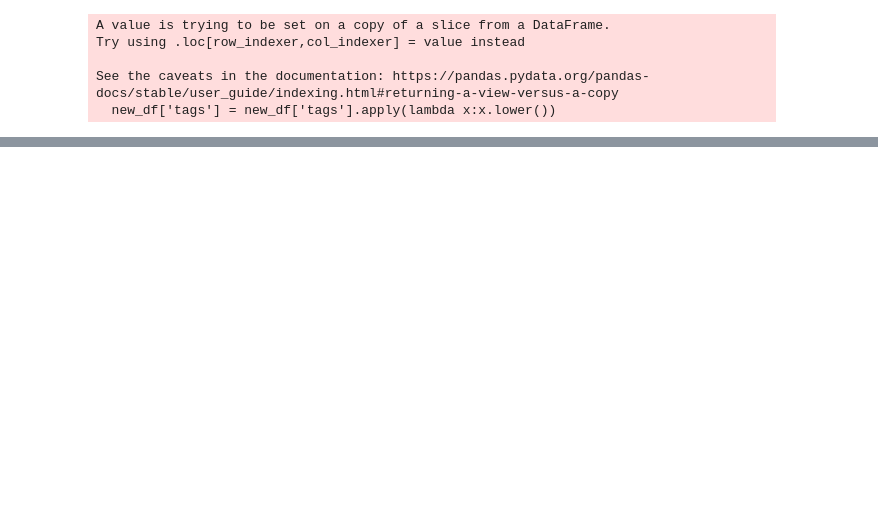
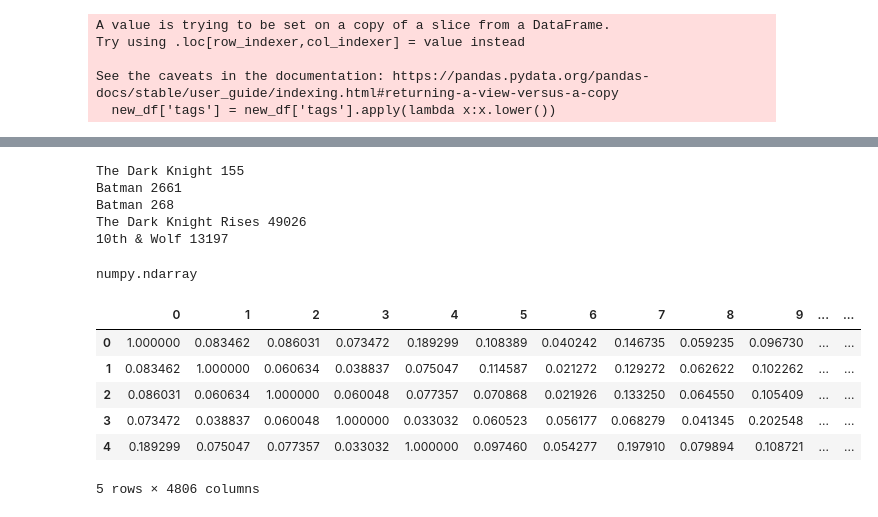
Before and after one commit to addymistrel/CineMatch, a Jupyter notebook: project.ipynb, the cells around one changed output, grey strips where cells are left out. Drawn from its saved outputs; the diff is of its cells as text; code cells hidden in the pictures; blank space fills up the shorter version.

```diff
--- a/project.ipynb
+++ b/project.ipynb
@@ -257,0 +234,3 @@ zooeydeschanel
+# %%
+from sklearn.metrics.pairwise import cosine_similarity
+similarity = cosine_similarity(vectors)
@@ -257,0 +251,9 @@ zooeydeschanel
+# %%
+
+recommend('Batman Begins')
+# %% [output]
+The Dark Knight 155
+Batman 2661
+Batman 268
+The Dark Knight Rises 49026
+10th & Wolf 13197
@@ -257,0 +265,16 @@ zooeydeschanel
+# %%
+type(similarity)
+# %% [output]
+numpy.ndarray
+# %%
+similarity_df = pd.DataFrame(similarity)
+# %%
+similarity_df.head()
+# %% [output]
+|  | 0 | 1 | 2 | 3 | 4 | 5 | 6 | 7 | 8 | 9 | ... | ... |
+| 0 | 1.000000 | 0.083462 | 0.086031 | 0.073472 | 0.189299 | 0.108389 | 0.040242 | 0.146735 | 0.059235 | 0.096730 | ... | ... |
+| 1 | 0.083462 | 1.000000 | 0.060634 | 0.038837 | 0.075047 | 0.114587 | 0.021272 | 0.129272 | 0.062622 | 0.102262 | ... | ... |
+| 2 | 0.086031 | 0.060634 | 1.000000 | 0.060048 | 0.077357 | 0.070868 | 0.021926 | 0.133250 | 0.064550 | 0.105409 | ... | ... |
+| 3 | 0.073472 | 0.038837 | 0.060048 | 1.000000 | 0.033032 | 0.060523 | 0.056177 | 0.068279 | 0.041345 | 0.202548 | ... | ... |
+| 4 | 0.189299 | 0.075047 | 0.077357 | 0.033032 | 1.000000 | 0.097460 | 0.054277 | 0.197910 | 0.079894 | 0.108721 | ... | ... |
+5 rows × 4806 columns
```
Also changed, not shown: parts of 10 cells of this notebook, 2 other files.
